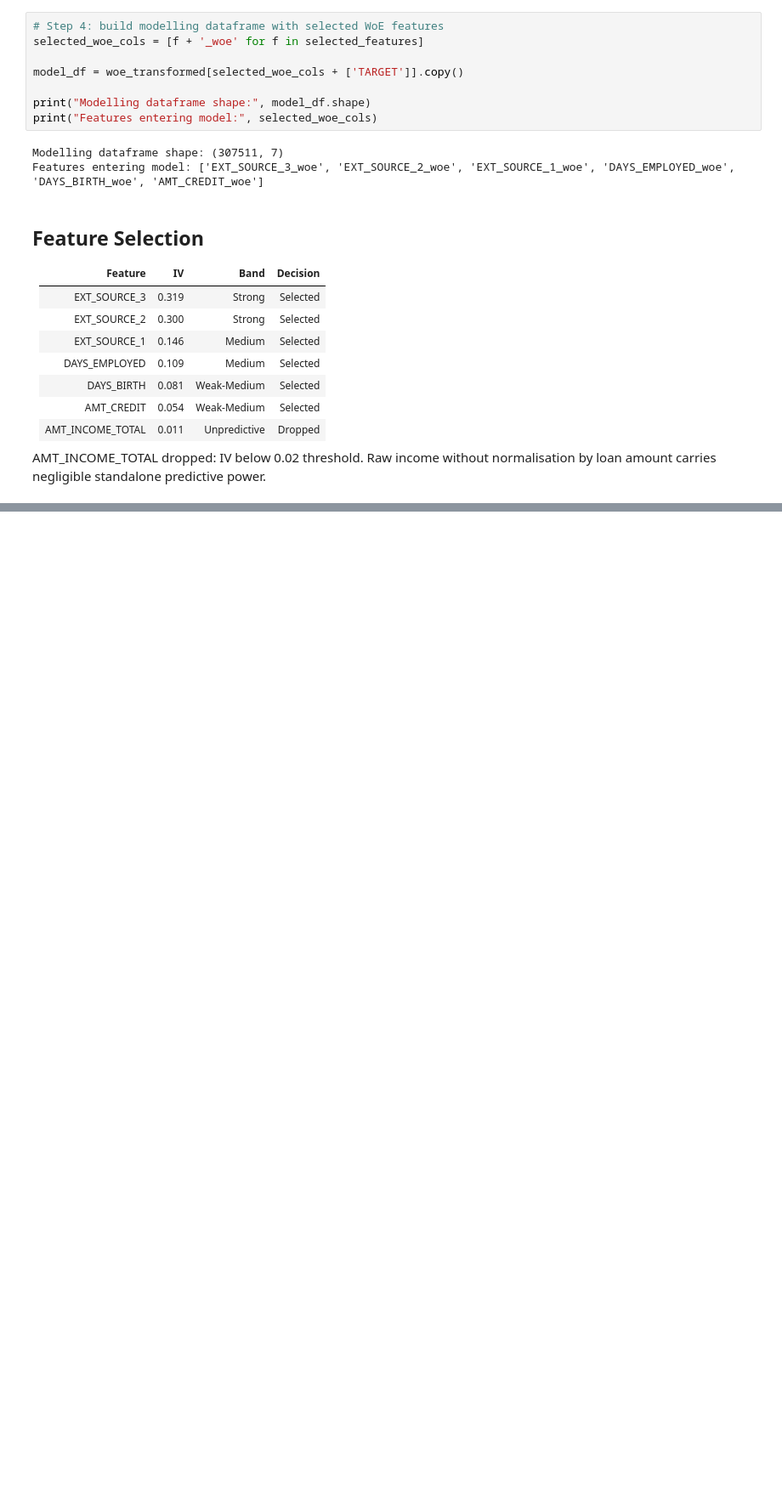
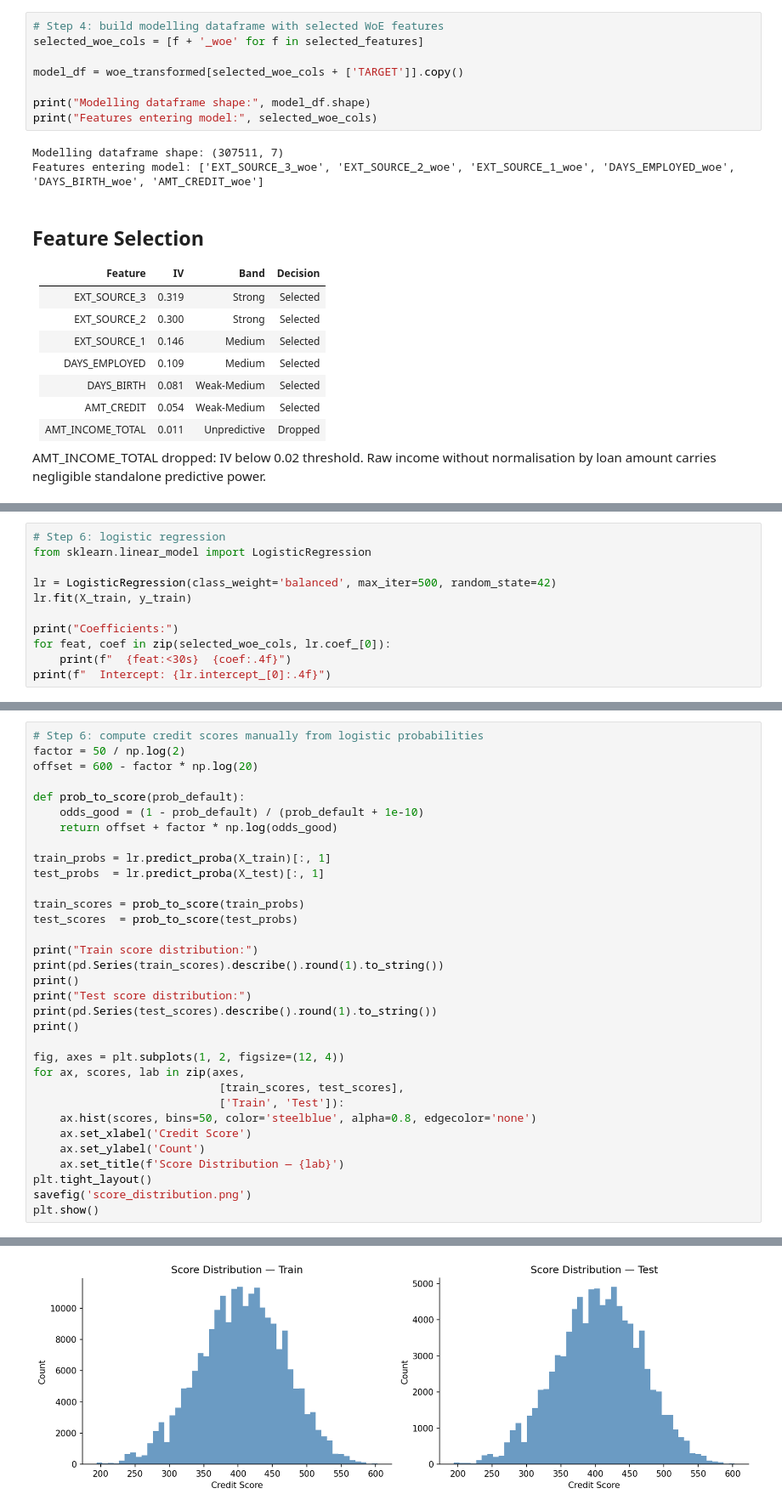
Before and after one commit to imsaichauhan/b1-credit-scoring, a Jupyter notebook: notebooks/main.ipynb, the cells around one changed output, grey strips where cells are left out. Shown at 85% size. Drawn from its saved outputs; the diff is of its cells as text; blank space fills up the shorter version.

Commit message:
step 5: train-test split complete, stratification confirmed. step 6: logistic scorecard built, score distribution 194-603 mean 405

```diff
--- a/notebooks/main.ipynb
+++ b/notebooks/main.ipynb
@@ -435,0 +456,11 @@ normalisation by loan amount carries negligible standalone predictive power.
+# %%
+# Step 6: logistic regression
+from sklearn.linear_model import LogisticRegression
+
+lr = LogisticRegression(class_weight='balanced', max_iter=500, random_state=42)
+lr.fit(X_train, y_train)
+
+print("Coefficients:")
+for feat, coef in zip(selected_woe_cols, lr.coef_[0]):
+    print(f"  {feat:<30s}  {coef:.4f}")
+print(f"  Intercept: {lr.intercept_[0]:.4f}")
@@ -435,0 +503,34 @@ normalisation by loan amount carries negligible standalone predictive power.
+# %%
+# Step 6: compute credit scores manually from logistic probabilities
+factor = 50 / np.log(2)
+offset = 600 - factor * np.log(20)
+
+def prob_to_score(prob_default):
+    odds_good = (1 - prob_default) / (prob_default + 1e-10)
+    return offset + factor * np.log(odds_good)
+
+train_probs = lr.predict_proba(X_train)[:, 1]
+test_probs  = lr.predict_proba(X_test)[:, 1]
+
+train_scores = prob_to_score(train_probs)
+test_scores  = prob_to_score(test_probs)
+
+print("Train score distribution:")
+print(pd.Series(train_scores).describe().round(1).to_string())
+print()
+print("Test score distribution:")
+print(pd.Series(test_scores).describe().round(1).to_string())
+print()
+
+fig, axes = plt.subplots(1, 2, figsize=(12, 4))
+for ax, scores, lab in zip(axes,
+                            [train_scores, test_scores],
+                            ['Train', 'Test']):
+    ax.hist(scores, bins=50, color='steelblue', alpha=0.8, edgecolor='none')
+    ax.set_xlabel('Credit Score')
+    ax.set_ylabel('Count')
+    ax.set_title(f'Score Distribution — {lab}')
+plt.tight_layout()
+savefig('score_distribution.png')
+plt.show()
+# %% [output]
@@ -435,0 +554 @@ normalisation by loan amount carries negligible standalone predictive power.
+[figure, added]
```
Also changed, not shown: parts of 4 cells of this notebook, 1 other file.
